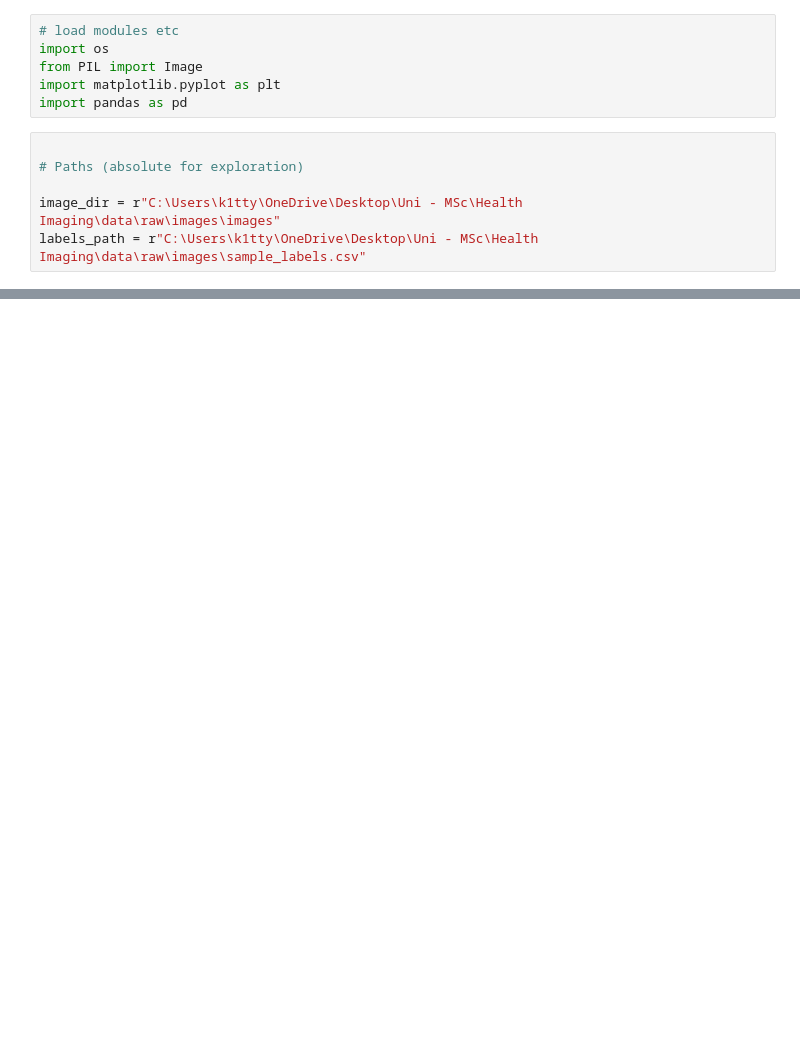
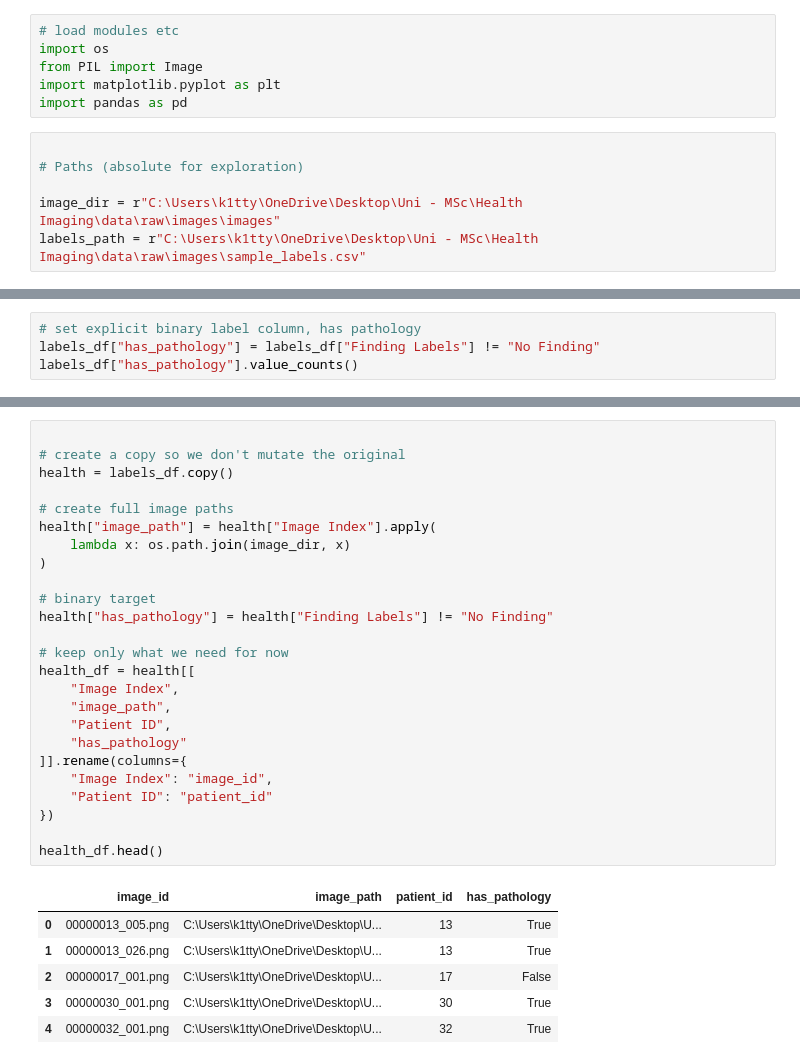
Before and after one commit to Lady-Beerus/health-imaging-classification, a Jupyter notebook: notebooks/Health_Imaging_step_1.ipynb, the cells around one changed output, grey strips where cells are left out. Saved outputs shown, nothing was run; the diff lists cells and outputs as text; blank space fills up the shorter version.

Commit message:
Set Binary Classification for has pathology.  Investiagted missing values.

```diff
--- a/notebooks/Health_Imaging_step_1.ipynb
+++ b/notebooks/Health_Imaging_step_1.ipynb
@@ -57,0 +112,4 @@ row
+# %%
+# set explicit binary label column, has pathology
+labels_df["has_pathology"] = labels_df["Finding Labels"] != "No Finding"
+labels_df["has_pathology"].value_counts()
@@ -57,0 +138,32 @@ row
+# %%
+
+# create a copy so we don't mutate the original
+health = labels_df.copy()
+
+# create full image paths
+health["image_path"] = health["Image Index"].apply(
+    lambda x: os.path.join(image_dir, x)
+)
+
+# binary target
+health["has_pathology"] = health["Finding Labels"] != "No Finding"
+
+# keep only what we need for now
+health_df = health[[
+    "Image Index",
+    "image_path",
+    "Patient ID",
+    "has_pathology"
+]].rename(columns={
+    "Image Index": "image_id",
+    "Patient ID": "patient_id"
+})
+
+health_df.head()
+# %% [output]
+|  | image_id | image_path | patient_id | has_pathology |
+| 0 | 00000013_005.png | C:\Users\k1tty\OneDrive\Desktop\U... | 13 | True |
+| 1 | 00000013_026.png | C:\Users\k1tty\OneDrive\Desktop\U... | 13 | True |
+| 2 | 00000017_001.png | C:\Users\k1tty\OneDrive\Desktop\U... | 17 | False |
+| 3 | 00000030_001.png | C:\Users\k1tty\OneDrive\Desktop\U... | 30 | True |
+| 4 | 00000032_001.png | C:\Users\k1tty\OneDrive\Desktop\U... | 32 | True |
```
Also changed, not shown: parts of 12 cells of this notebook.
